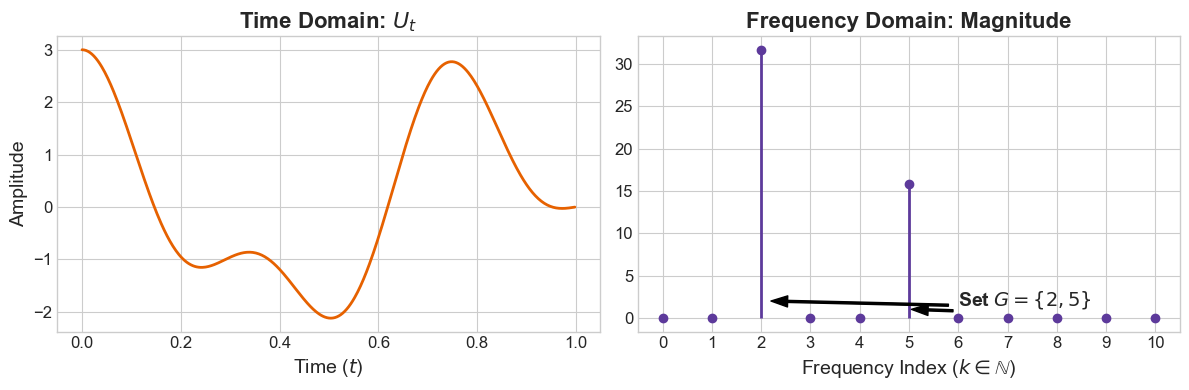
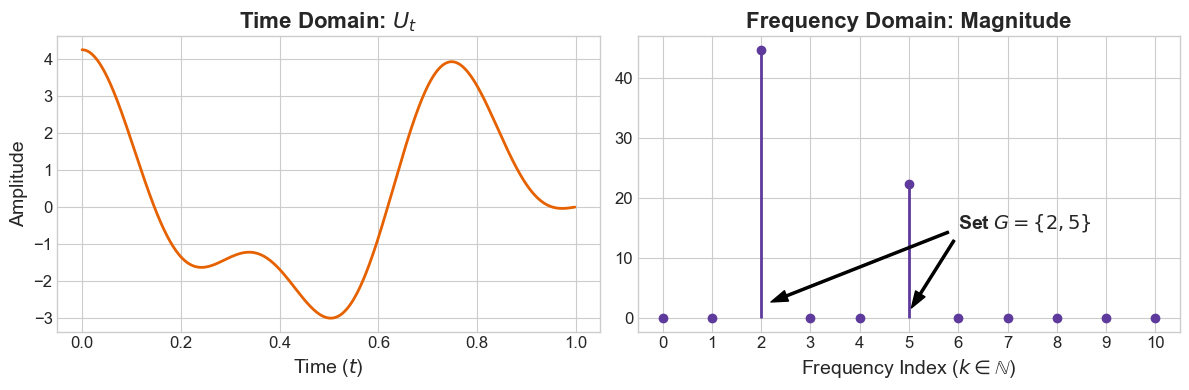
The notebook cell's code change between the first figure and the second:
--- before
+++ after
@@ -1,4 +1,5 @@
 import numpy as np
 import matplotlib.pyplot as plt
+import math
 from scipy.fft import dct
 
@@ -11,5 +12,5 @@
 k1, k2 = 2, 5
 
-U_time = 2.0 * np.cos(np.pi * t / T * (k1 + 0.5)) + 1.0 * np.cos(np.pi * t / T * (k2 + 0.5))
+U_time = 2.0 * math.sqrt(2) * np.cos(np.pi * t / T * (k1 + 0.5)) + 1.0 * math.sqrt(2) * np.cos(np.pi * t / T * (k2 + 0.5))
 
 U_freq = dct(U_time, norm='ortho', type=3)
@@ -41,8 +42,8 @@
 
 # Annotate the sparse set G
-ax2.annotate('Set $G=\{2, 5\}$', xy=(k2, 1.05), xytext=(6, 1.5),
+ax2.annotate('Set $G=\{2, 5\}$', xy=(k2, 1.05), xytext=(6, 15),
              arrowprops=dict(facecolor='black', shrink=0.05, width=1.5, headwidth=8),
              fontsize=14, fontweight='bold')
-ax2.annotate('', xy=(k1, 2.05), xytext=(6, 1.5),
+ax2.annotate('', xy=(k1, 2.05), xytext=(6, 15),
              arrowprops=dict(facecolor='black', shrink=0.05, width=1.5, headwidth=8))
 

Commit: fix plotting script a bit, move the position of annotations..